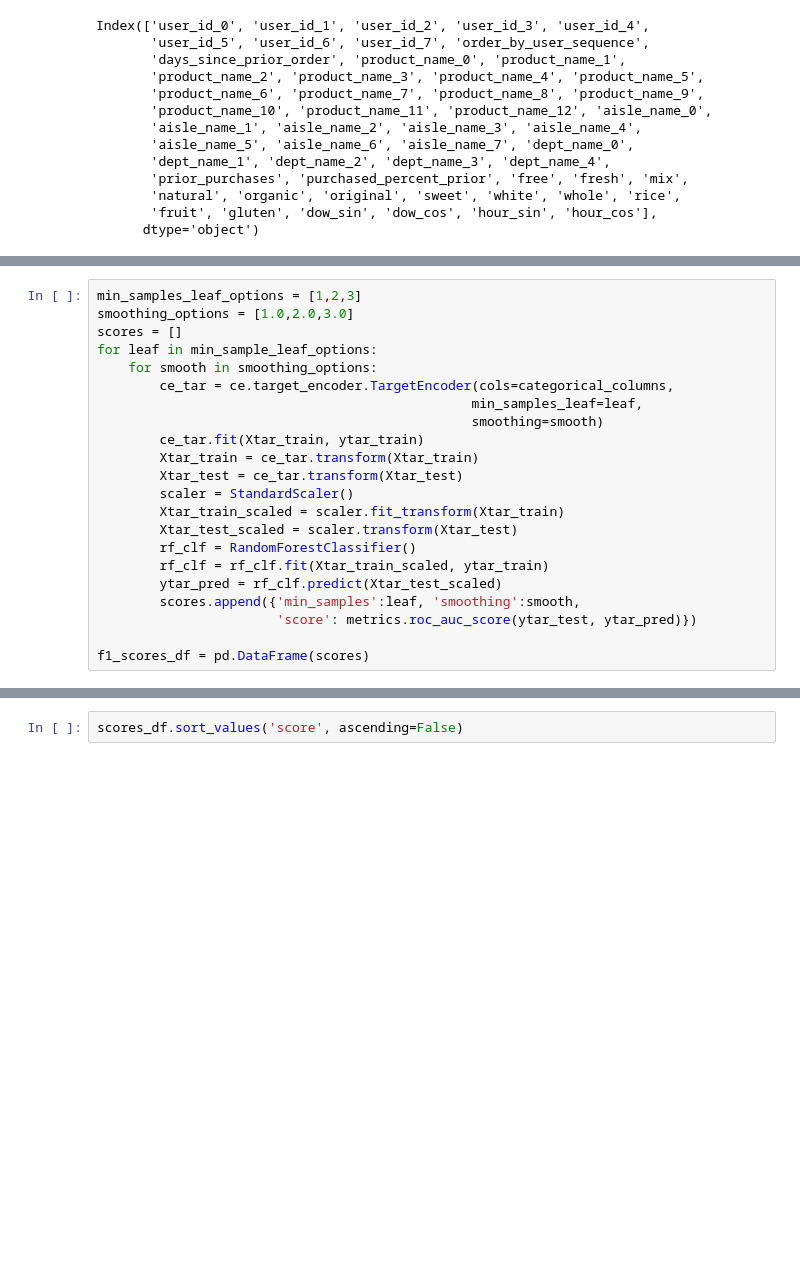
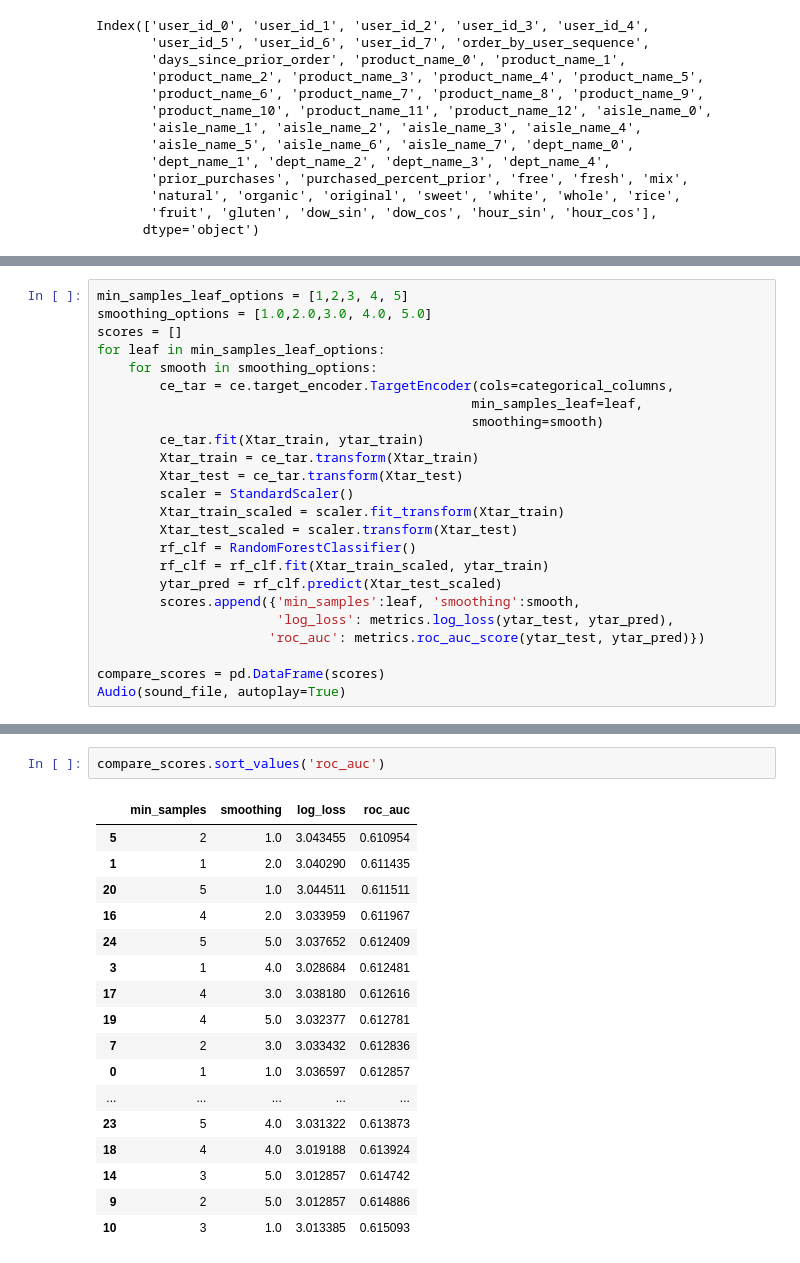
Before and after one commit to fractaldatalearning/Capstone2, a Jupyter notebook: notebooks/preprocessing3_encoding.ipynb, the cells around one changed output, grey strips where cells are left out. Saved outputs shown, nothing was run; the diff lists cells and outputs as text; blank space fills up the shorter version.

```diff
--- a/notebooks/preprocessing3_encoding.ipynb
+++ b/notebooks/preprocessing3_encoding.ipynb
@@ -375,8 +391,8 @@ Move forward with hyperparameter tuning. Already decided to keep LOO's drop_inva
 # %%
-min_samples_leaf_options = [1,2,3]
-smoothing_options = [1.0,2.0,3.0]
+min_samples_leaf_options = [1,2,3, 4, 5]
+smoothing_options = [1.0,2.0,3.0, 4.0, 5.0]
 scores = []
-for leaf in min_sample_leaf_options:
+for leaf in min_samples_leaf_options:
     for smooth in smoothing_options:
         ce_tar = ce.target_encoder.TargetEncoder(cols=categorical_columns,
                                                 min_samples_leaf=leaf,
@@ -391,7 +407,9 @@ for leaf in min_sample_leaf_options:
         rf_clf = rf_clf.fit(Xtar_train_scaled, ytar_train)
         ytar_pred = rf_clf.predict(Xtar_test_scaled)
         scores.append({'min_samples':leaf, 'smoothing':smooth,
-                       'score': metrics.roc_auc_score(ytar_test, ytar_pred)})
+                       'log_loss': metrics.log_loss(ytar_test, ytar_pred),
+                      'roc_auc': metrics.roc_auc_score(ytar_test, ytar_pred)})
 
-f1_scores_df = pd.DataFrame(scores)
+compare_scores = pd.DataFrame(scores)
+Audio(sound_file, autoplay=True)
 # %% [output]
@@ -399,2 +417,20 @@ NameError: name 'min_sample_leaf_options' is not defined
-# %%
-scores_df.sort_values('score', ascending=False)
+# %%
+compare_scores.sort_values('roc_auc')
+# %% [output]
+|  | min_samples | smoothing | log_loss | roc_auc |
+| 5 | 2 | 1.0 | 3.043455 | 0.610954 |
+| 1 | 1 | 2.0 | 3.040290 | 0.611435 |
+| 20 | 5 | 1.0 | 3.044511 | 0.611511 |
+| 16 | 4 | 2.0 | 3.033959 | 0.611967 |
+| 24 | 5 | 5.0 | 3.037652 | 0.612409 |
+| 3 | 1 | 4.0 | 3.028684 | 0.612481 |
+| 17 | 4 | 3.0 | 3.038180 | 0.612616 |
+| 19 | 4 | 5.0 | 3.032377 | 0.612781 |
+| 7 | 2 | 3.0 | 3.033432 | 0.612836 |
+| 0 | 1 | 1.0 | 3.036597 | 0.612857 |
+| ... | ... | ... | ... | ... |
+| 23 | 5 | 4.0 | 3.031322 | 0.613873 |
+| 18 | 4 | 4.0 | 3.019188 | 0.613924 |
+| 14 | 3 | 5.0 | 3.012857 | 0.614742 |
+| 9 | 2 | 5.0 | 3.012857 | 0.614886 |
+| 10 | 3 | 1.0 | 3.013385 | 0.615093 |
```
Also changed, not shown: parts of 17 cells of this notebook.
